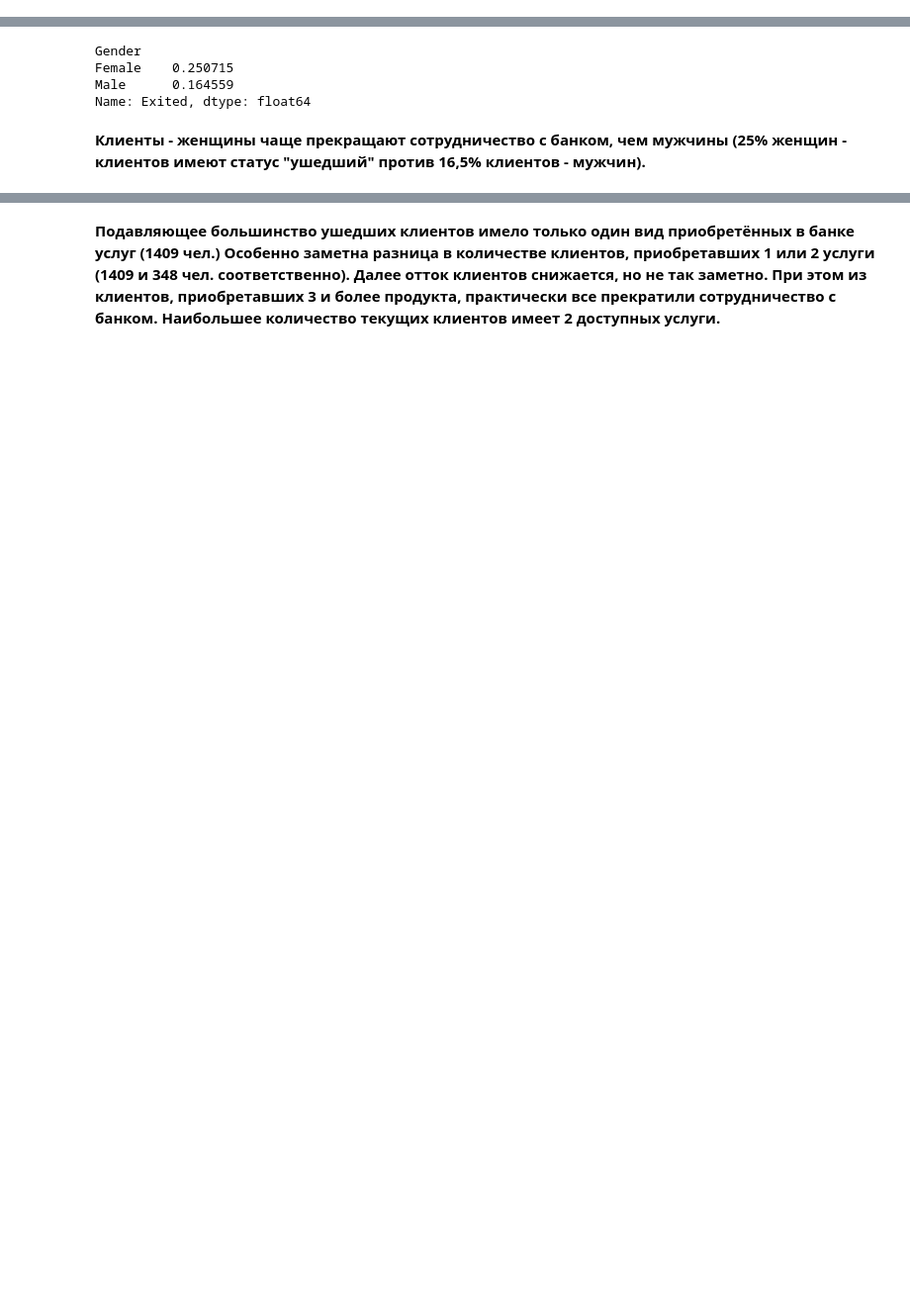
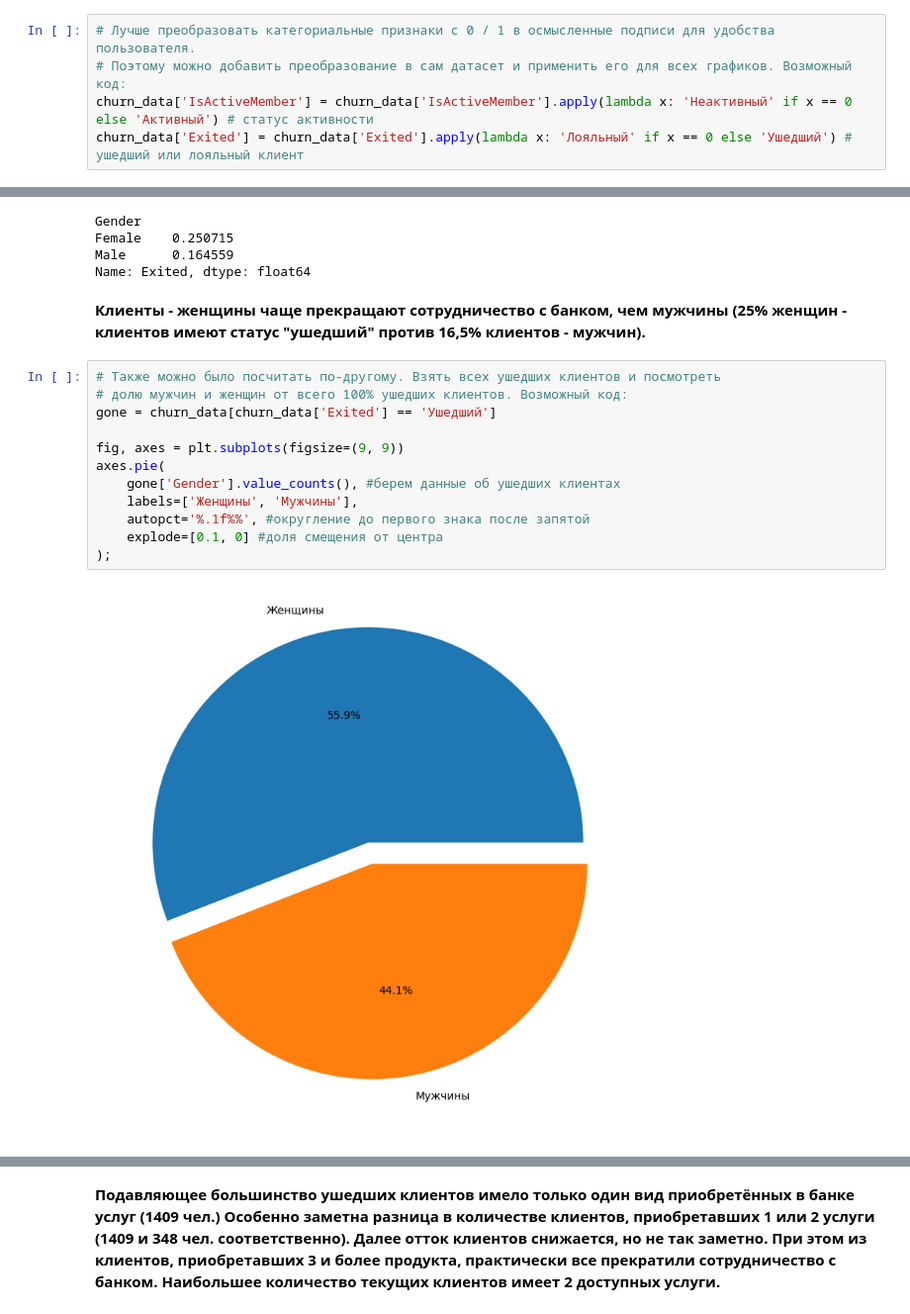
Before and after one commit to xsomxsomx/DST-1024, a Jupyter notebook: churn.ipynb, the cells around one changed output, grey strips where cells are left out. Shown at 99% size. Cells and saved outputs as stored; diff of their text form; blank space fills up the shorter version.

```diff
--- a/churn.ipynb
+++ b/churn.ipynb
@@ -30,6 +30,11 @@ churn_data.head()
 - IsActiveMember — есть ли у клиента статус активного клиента банка (1 — да, 0 — нет)
 - EstimatedSalary — предполагаемая заработная плата клиента
 - Exited — статус лояльности (1 — ушедший клиент, 0 — лояльный клиент)
+# %%
+# Лучше преобразовать категориальные признаки с 0 / 1 в осмысленные подписи для удобства пользователя.
+# Поэтому можно добавить преобразование в сам датасет и применить его для всех графиков. Возможный код:
+churn_data['IsActiveMember'] = churn_data['IsActiveMember'].apply(lambda x: 'Неактивный' if x == 0 else 'Активный') # статус активности
+churn_data['Exited'] = churn_data['Exited'].apply(lambda x: 'Лояльный' if x == 0 else 'Ушедший') # ушедший или лояльный клиент
 # %%
 # 9.1. Каково соотношение ушедших и лояльных клиентов? Покажите это на графике и дайте комментарий по соотношению.
 grouped_by_exit = churn_data.groupby('Exited')['RowNumber'].count()
@@ -149,6 +155,20 @@ Male      0.164559
 Name: Exited, dtype: float64
 # %% [markdown]
 **Клиенты - женщины чаще прекращают сотрудничество с банком, чем мужчины (25% женщин - клиентов имеют статус "ушедший" против 16,5% клиентов - мужчин).**
+# %%
+# Также можно было посчитать по-другому. Взять всех ушедших клиентов и посмотреть
+# долю мужчин и женщин от всего 100% ушедших клиентов. Возможный код:
+gone = churn_data[churn_data['Exited'] == 'Ушедший']
+
+fig, axes = plt.subplots(figsize=(9, 9))
+axes.pie(
+    gone['Gender'].value_counts(), #берем данные об ушедших клиентах
+    labels=['Женщины', 'Мужчины'],
+    autopct='%.1f%%', #округление до первого знака после запятой
+    explode=[0.1, 0] #доля смещения от центра
+);
+# %% [output]
+[figure, added]
 # %%
 # 9.7. Как отток клиентов зависит от числа приобретённых у банка услуг?
 # Для ответа на этот вопрос постройте многоуровневую столбчатую диаграмму.
```
Also changed, not shown: parts of 11 cells of this notebook.
